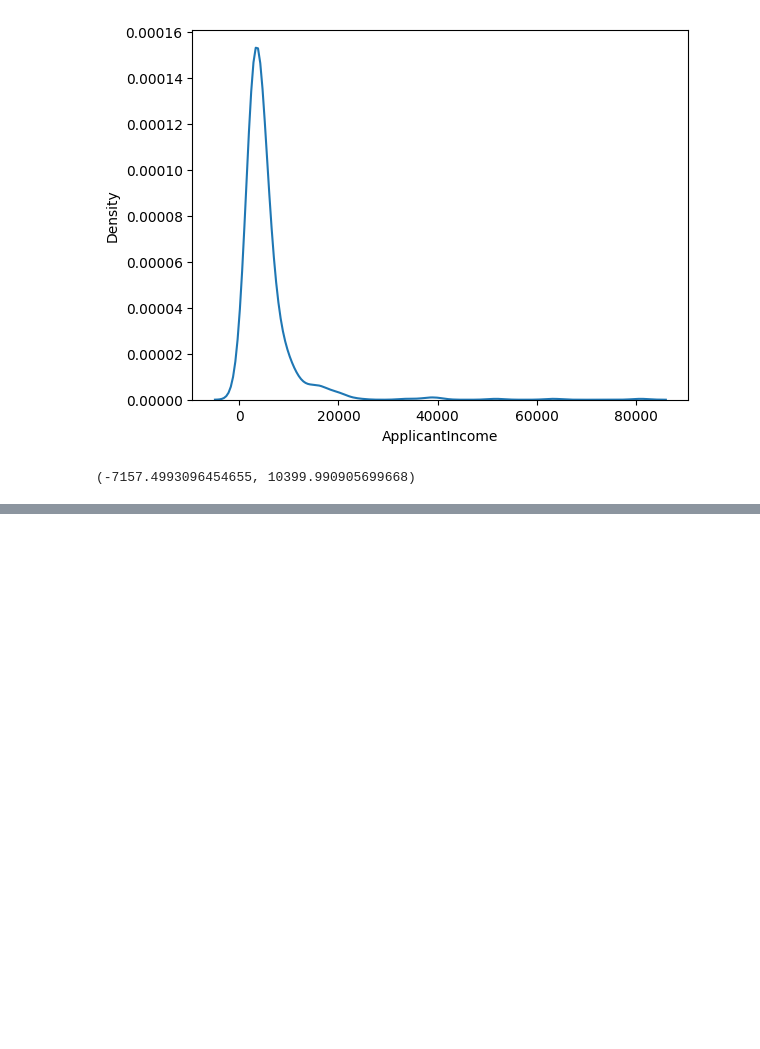
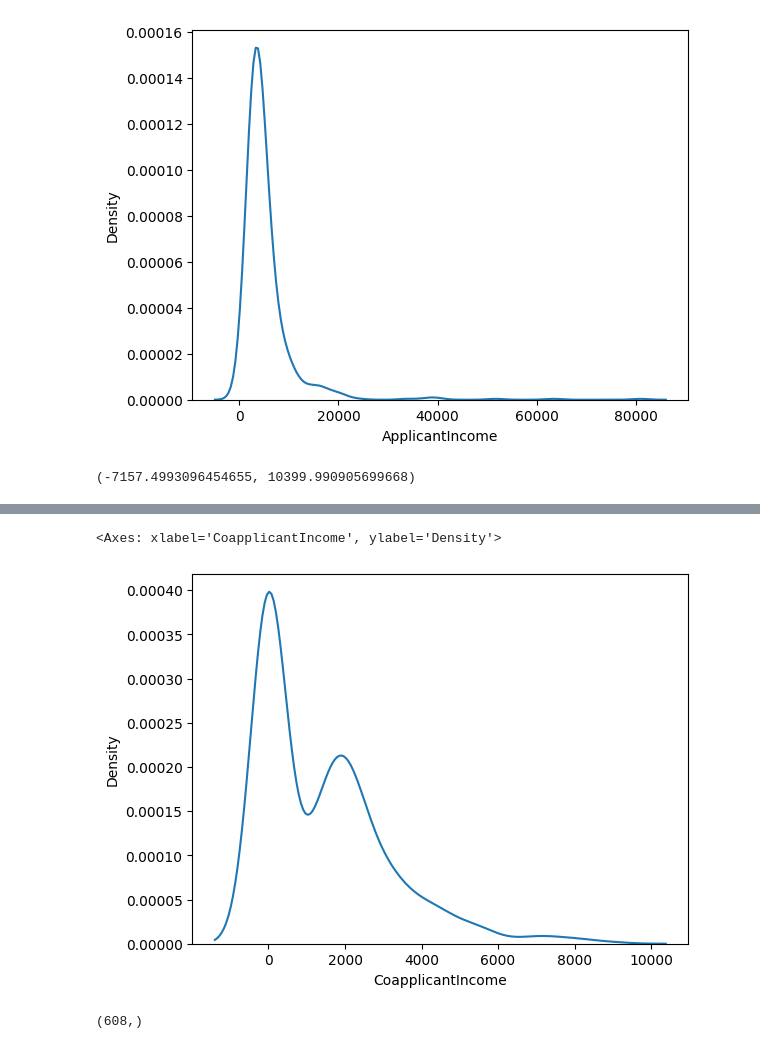
Before and after one commit to tanviparmarrajput/DATA-CLAENING-DATA-VISUALIZATION, a Jupyter notebook: 8outliers.ipynb, the cells around one changed output, grey strips where cells are left out. Drawn from its saved outputs; the diff is of its cells as text; code cells hidden in the pictures; blank space fills up the shorter version.

```diff
--- a/8outliers.ipynb
+++ b/8outliers.ipynb
@@ -113,0 +148,9 @@ min_range_coapp,max_range_coapp
+# %%
+sns.kdeplot(data["CoapplicantIncome"])
+# %% [output]
+<Axes: xlabel='CoapplicantIncome', ylabel='Density'>
+[figure, added]
+# %%
+data["CoapplicantIncome"].shape
+# %% [output]
+(608,)
```
Also changed, not shown: parts of 18 cells of this notebook, 1 other file.
